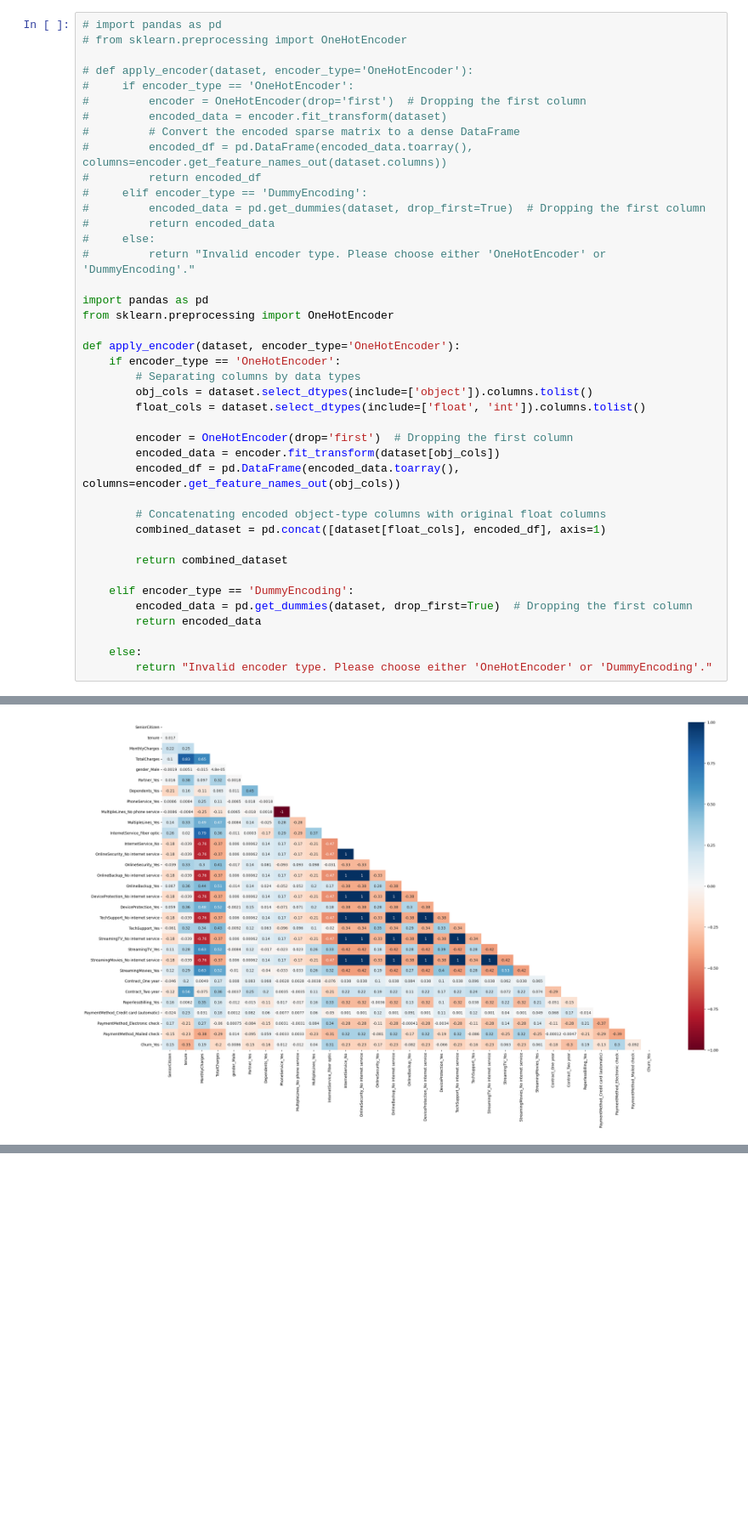
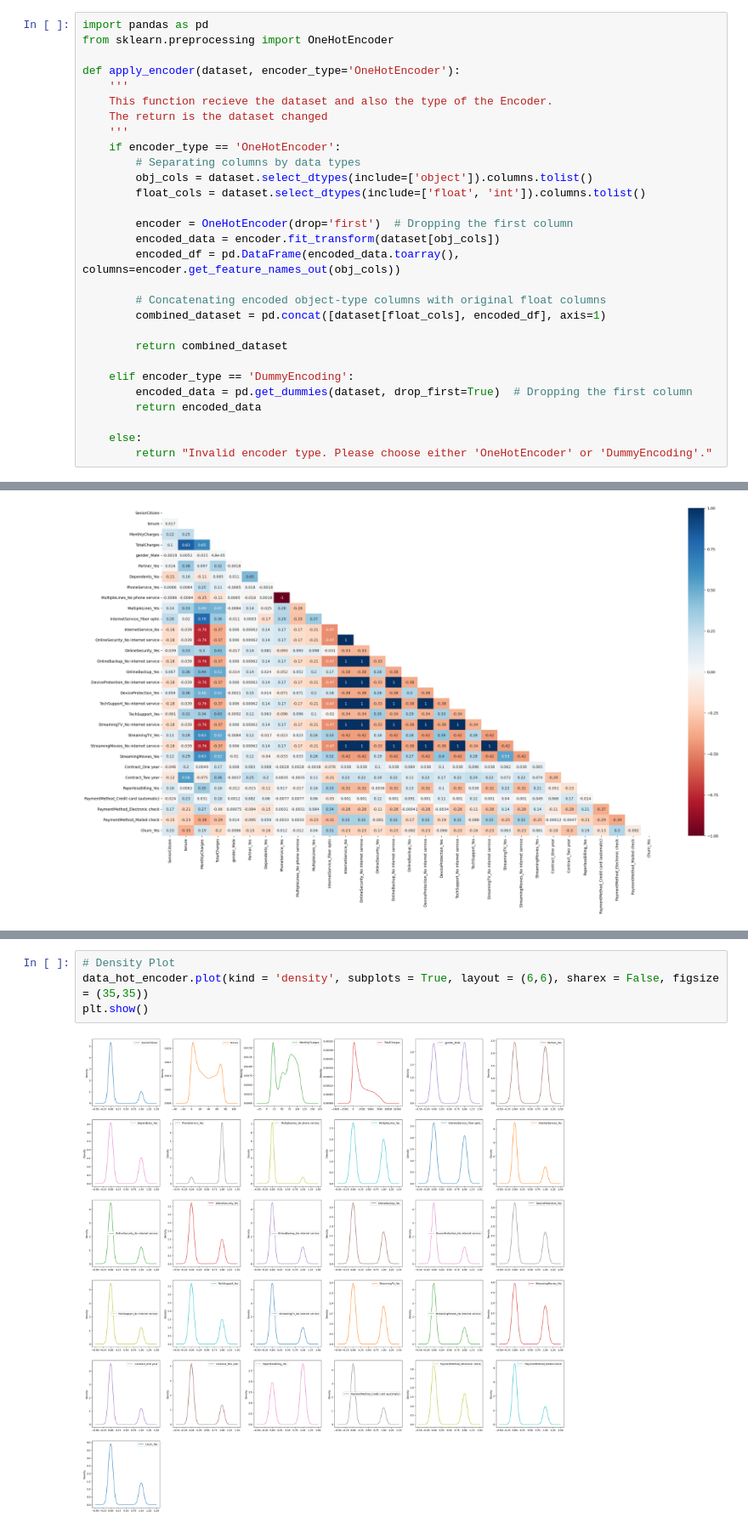
Before and after one commit to vinicius-mattoso/MVP_Sprint_Analise_de_Dados, a Jupyter notebook: MVP_Sprint_Analise_de_Dados_Notebook_Churn.ipynb, the cells around one changed output, grey strips where cells are left out. Shown at 85% size. Saved outputs shown, nothing was run; the diff lists cells and outputs as text; blank space fills up the shorter version.

```diff
--- a/MVP_Sprint_Analise_de_Dados_Notebook_Churn.ipynb
+++ b/MVP_Sprint_Analise_de_Dados_Notebook_Churn.ipynb
@@ -221,24 +219,12 @@ from sklearn.preprocessing import OneHotEncoder # one-hot encoding e dummy encod
 # %%
-# import pandas as pd
-# from sklearn.preprocessing import OneHotEncoder
-
-# def apply_encoder(dataset, encoder_type='OneHotEncoder'):
-#     if encoder_type == 'OneHotEncoder':
-#         encoder = OneHotEncoder(drop='first')  # Dropping the first column
-#         encoded_data = encoder.fit_transform(dataset)
-#         # Convert the encoded sparse matrix to a dense DataFrame
-#         encoded_df = pd.DataFrame(encoded_data.toarray(), columns=encoder.get_feature_names_out(dataset.columns))
-#         return encoded_df
-#     elif encoder_type == 'DummyEncoding':
-#         encoded_data = pd.get_dummies(dataset, drop_first=True)  # Dropping the first column
-#         return encoded_data
-#     else:
-#         return "Invalid encoder type. Please choose either 'OneHotEncoder' or 'DummyEncoding'."
-
 import pandas as pd
 from sklearn.preprocessing import OneHotEncoder
 
 def apply_encoder(dataset, encoder_type='OneHotEncoder'):
+    '''
+    This function recieve the dataset and also the type of the Encoder.
+    The return is the dataset changed
+    '''
     if encoder_type == 'OneHotEncoder':
         # Separating columns by data types
         obj_cols = dataset.select_dtypes(include=['object']).columns.tolist()
@@ -374,0 +388,6 @@ plt.show()
+# %%
+# Density Plot
+data_hot_encoder.plot(kind = 'density', subplots = True, layout = (6,6), sharex = False, figsize = (35,35))
+plt.show()
+# %% [output]
+[figure, added]
```
Also changed, not shown: parts of 21 cells of this notebook.
